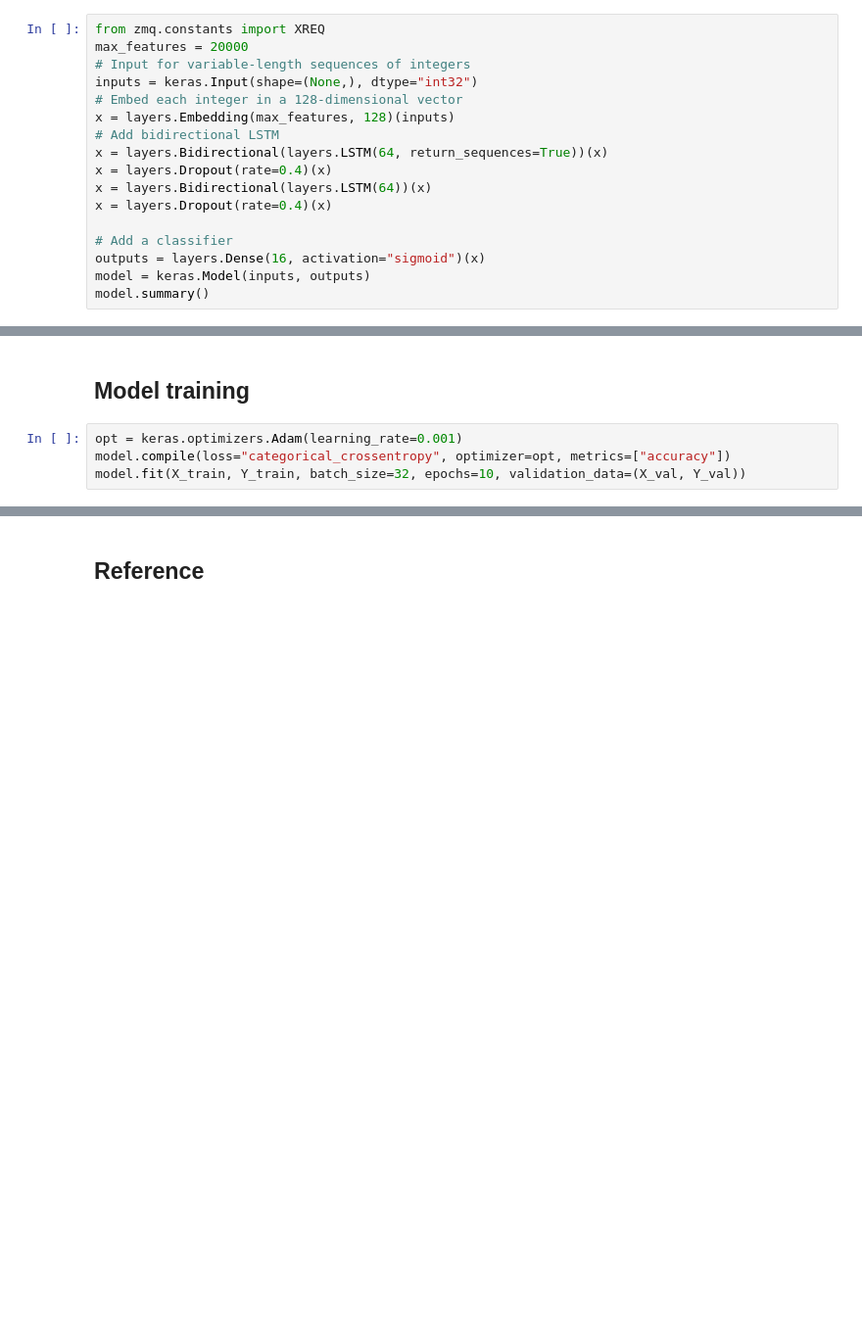
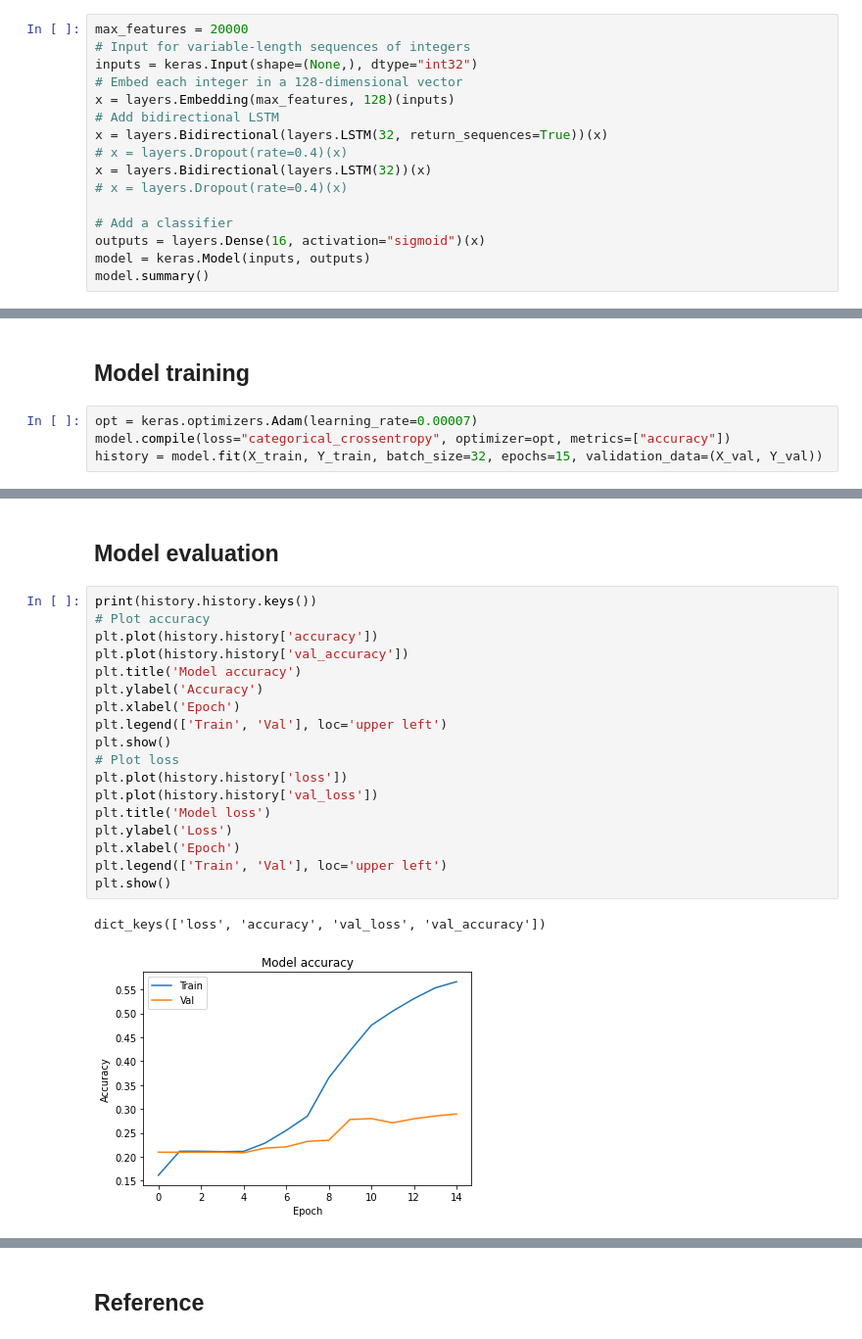
Before and after one commit to TiffanyNgai/Personality-classification, a Jupyter notebook: MBTI.ipynb, the cells around one changed output, grey strips where cells are left out. Shown: that part at 98% size. Cells and saved outputs as stored; diff of their text form; blank space fills up the shorter version.

Commit message:
Performed hyperparameter tuning to improve validation accuracy

```diff
--- a/MBTI.ipynb
+++ b/MBTI.ipynb
@@ -193,17 +205,16 @@ array([[0., 0., 0., ..., 0., 0., 0.],
 # %% [markdown]
 ##Create model
 # %%
-from zmq.constants import XREQ
 max_features = 20000
 # Input for variable-length sequences of integers
 inputs = keras.Input(shape=(None,), dtype="int32")
 # Embed each integer in a 128-dimensional vector
 x = layers.Embedding(max_features, 128)(inputs)
 # Add bidirectional LSTM
-x = layers.Bidirectional(layers.LSTM(64, return_sequences=True))(x)
-x = layers.Dropout(rate=0.4)(x)
-x = layers.Bidirectional(layers.LSTM(64))(x)
-x = layers.Dropout(rate=0.4)(x)
+x = layers.Bidirectional(layers.LSTM(32, return_sequences=True))(x)
+# x = layers.Dropout(rate=0.4)(x)
+x = layers.Bidirectional(layers.LSTM(32))(x)
+# x = layers.Dropout(rate=0.4)(x)
 
 # Add a classifier
 outputs = layers.Dense(16, activation="sigmoid")(x)
@@ -230,7 +241,7 @@ _________________________________________________________________
 # %% [markdown]
 ## Model training
 # %%
-opt = keras.optimizers.Adam(learning_rate=0.001)
+opt = keras.optimizers.Adam(learning_rate=0.00007)
 model.compile(loss="categorical_crossentropy", optimizer=opt, metrics=["accuracy"])
-model.fit(X_train, Y_train, batch_size=32, epochs=10, validation_data=(X_val, Y_val))
+history = model.fit(X_train, Y_train, batch_size=32, epochs=15, validation_data=(X_val, Y_val))
 # %% [output]
@@ -257,0 +265,23 @@ Epoch 10/10
+# %% [markdown]
+## Model evaluation
+# %%
+print(history.history.keys())
+# Plot accuracy
+plt.plot(history.history['accuracy'])
+plt.plot(history.history['val_accuracy'])
+plt.title('Model accuracy')
+plt.ylabel('Accuracy')
+plt.xlabel('Epoch')
+plt.legend(['Train', 'Val'], loc='upper left')
+plt.show()
+# Plot loss
+plt.plot(history.history['loss'])
+plt.plot(history.history['val_loss'])
+plt.title('Model loss')
+plt.ylabel('Loss')
+plt.xlabel('Epoch')
+plt.legend(['Train', 'Val'], loc='upper left')
+plt.show()
+# %% [output]
+dict_keys(['loss', 'accuracy', 'val_loss', 'val_accuracy'])
+[figure, added]
```
Also changed, not shown: parts of 14 cells of this notebook.
